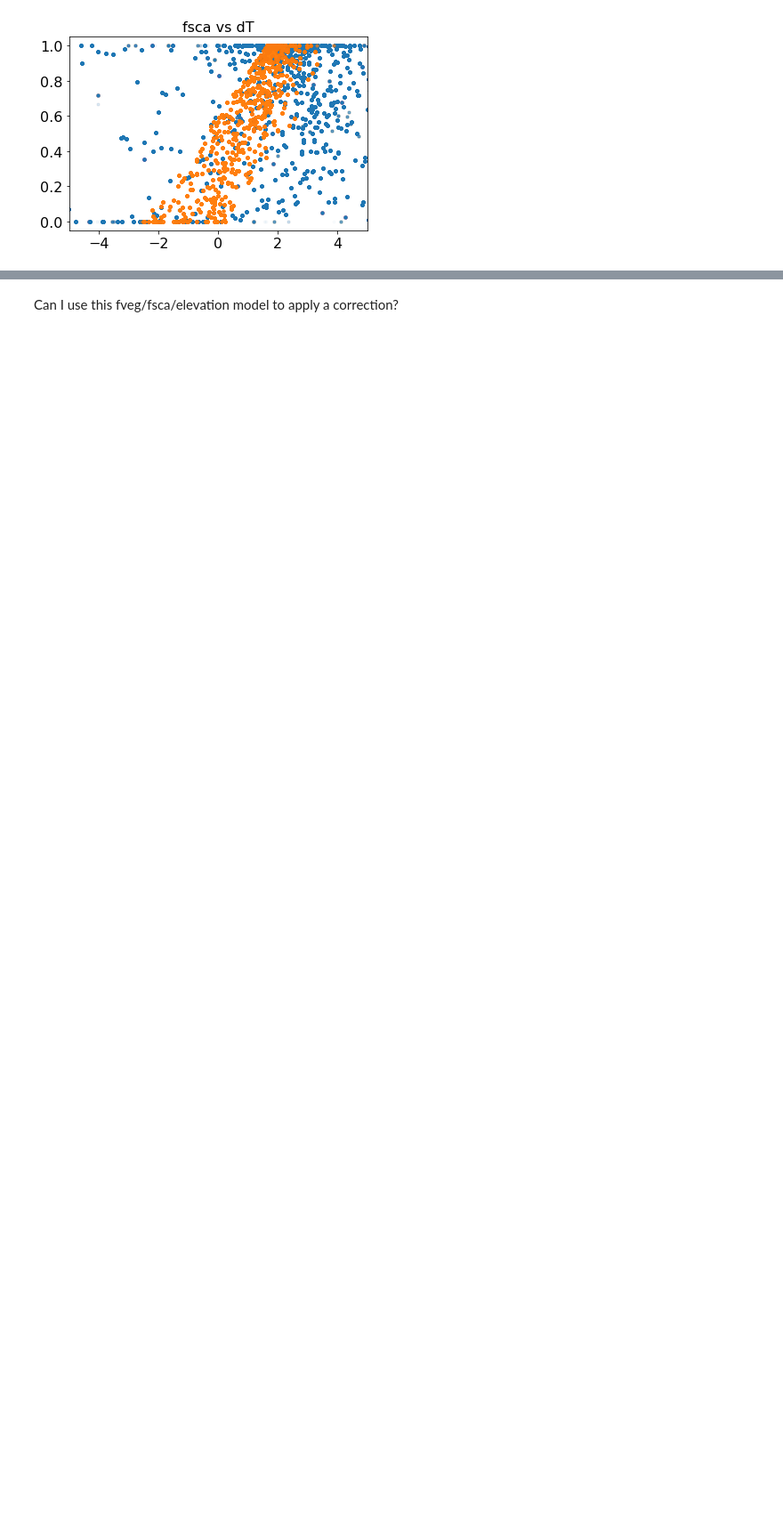
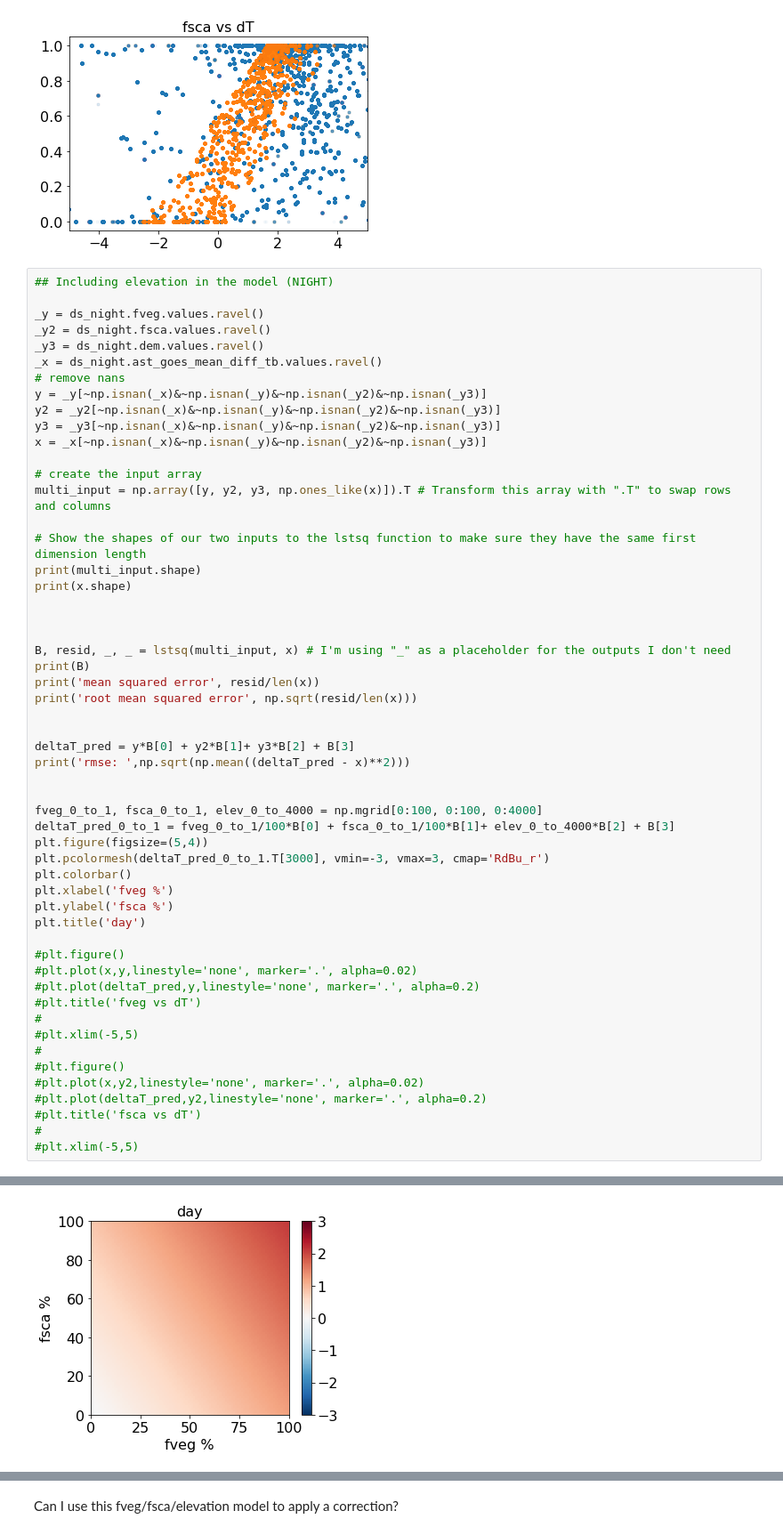
Before and after one commit to spestana/goes-cues, a Jupyter notebook: plot-raster-datasets-slopeaspectfveg.ipynb, the cells around one changed output, grey strips where cells are left out. Shown at 89% size. Cells and saved outputs as stored; diff of their text form; blank space fills up the shorter version.

Commit message:
Update plots with ml regression

```diff
--- a/plot-raster-datasets-slopeaspectfveg.ipynb
+++ b/plot-raster-datasets-slopeaspectfveg.ipynb
@@ -1450,3 +1450,58 @@ rmse:  4.017244035636152
 [figure]
 [figure]
 [figure]
+# %%
+## Including elevation in the model (NIGHT)
+
+_y = ds_night.fveg.values.ravel()
+_y2 = ds_night.fsca.values.ravel()
+_y3 = ds_night.dem.values.ravel()
+_x = ds_night.ast_goes_mean_diff_tb.values.ravel()
+# remove nans
+y = _y[~np.isnan(_x)&~np.isnan(_y)&~np.isnan(_y2)&~np.isnan(_y3)]
+y2 = _y2[~np.isnan(_x)&~np.isnan(_y)&~np.isnan(_y2)&~np.isnan(_y3)]
+y3 = _y3[~np.isnan(_x)&~np.isnan(_y)&~np.isnan(_y2)&~np.isnan(_y3)]
+x = _x[~np.isnan(_x)&~np.isnan(_y)&~np.isnan(_y2)&~np.isnan(_y3)]
+
+# create the input array
+multi_input = np.array([y, y2, y3, np.ones_like(x)]).T # Transform this array with ".T" to swap rows and columns
+
+# Show the shapes of our two inputs to the lstsq function to make sure they have the same first dimension length
+print(multi_input.shape)
+print(x.shape)
+
+
+
+B, resid, _, _ = lstsq(multi_input, x) # I'm using "_" as a placeholder for the outputs I don't need
+print(B)
+print('mean squared error', resid/len(x))
+print('root mean squared error', np.sqrt(resid/len(x)))
+
+
+deltaT_pred = y*B[0] + y2*B[1]+ y3*B[2] + B[3]
+print('rmse: ',np.sqrt(np.mean((deltaT_pred - x)**2)))
+
+
+fveg_0_to_1, fsca_0_to_1, elev_0_to_4000 = np.mgrid[0:100, 0:100, 0:4000]
+deltaT_pred_0_to_1 = fveg_0_to_1/100*B[0] + fsca_0_to_1/100*B[1]+ elev_0_to_4000*B[2] + B[3]
+plt.figure(figsize=(5,4))
+plt.pcolormesh(deltaT_pred_0_to_1.T[3000], vmin=-3, vmax=3, cmap='RdBu_r')
+plt.colorbar()
+plt.xlabel('fveg %')
+plt.ylabel('fsca %')
+plt.title('day')
+
+#plt.figure()
+#plt.plot(x,y,linestyle='none', marker='.', alpha=0.02)
+#plt.plot(deltaT_pred,y,linestyle='none', marker='.', alpha=0.2)
+#plt.title('fveg vs dT')
+#
+#plt.xlim(-5,5)
+#
+#plt.figure()
+#plt.plot(x,y2,linestyle='none', marker='.', alpha=0.02)
+#plt.plot(deltaT_pred,y2,linestyle='none', marker='.', alpha=0.2)
+#plt.title('fsca vs dT')
+#
+#plt.xlim(-5,5)
+# %% [output]
@@ -1453 +1515,2 @@ rmse:  4.017244035636152
+[figure, added]
 # %%
```
Also changed, not shown: parts of 2 cells of this notebook.
